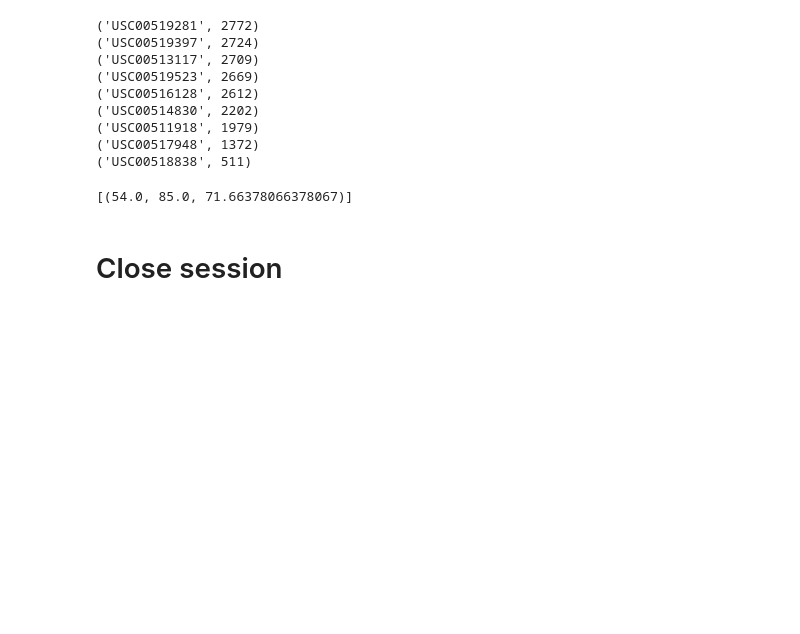
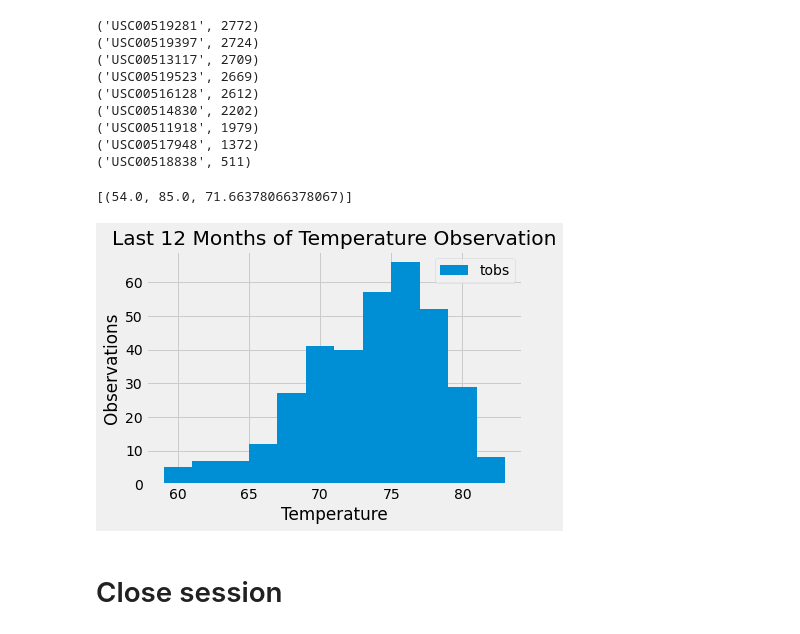
Before and after one commit to pughadam/sqlalchemy-challenge, a Jupyter notebook: climate_starter.ipynb, the cells around one changed output. Cells and saved outputs as stored; diff of their text form; code cells hidden in the pictures; blank space fills up the shorter version.

```diff
--- a/climate_starter.ipynb
+++ b/climate_starter.ipynb
@@ -145,6 +145,20 @@ top_station_stats
 # %%
 # Using the most active station id
 # Query the last 12 months of temperature observation data for this station and plot the results as a histogram
+temp = session.query(Measurement.station, Measurement.date, Measurement.tobs).\
+    filter(Measurement.station == highest_station).\
+    filter(Measurement.date > last_year).order_by(Measurement.date).all()
+temp_df = pd.DataFrame(temp)
+temp_df
+
+temp_df.set_index('date')
+temp_df.plot.hist(bins = 12)
+plt.title("Last 12 Months of Temperature Observation")
+plt.xlabel("Temperature")
+plt.ylabel("Observations")
+plt.savefig("Resources/Station.png")
+# %% [output]
+[figure, added]
 # %% [markdown]
 # Close session
 # %%
```
Also changed, not shown: 2 other files.
